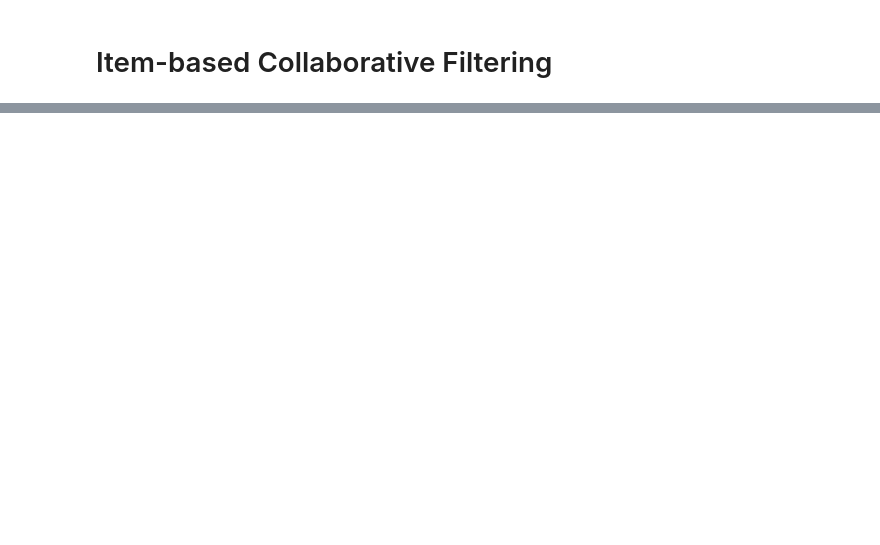
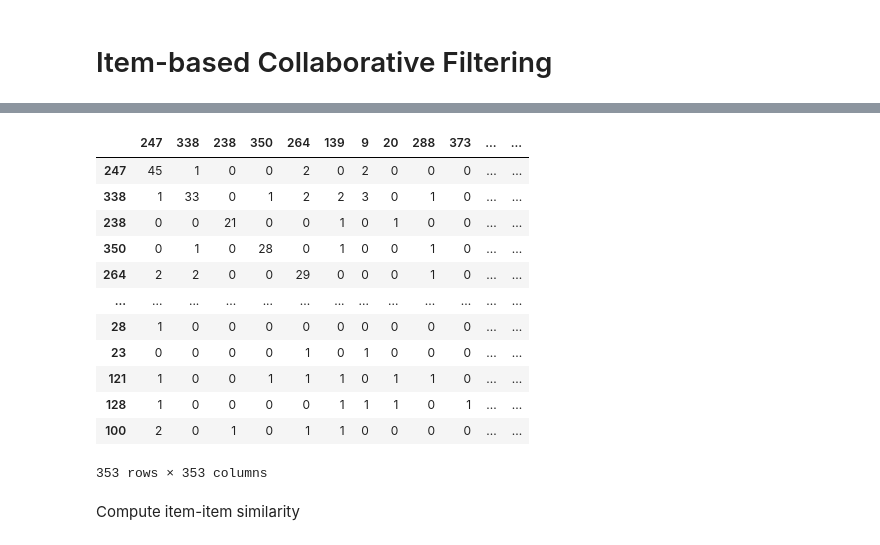
Before and after one commit to Yilegendoflink/RecSys, a Jupyter notebook: AIDM7380 Group Project - Recommender System for eLearning.ipynb, the cells around one changed output, grey strips where cells are left out. Cells and saved outputs as stored; diff of their text form; code cells hidden in the pictures; blank space fills up the shorter version.

```diff
--- a/AIDM7380 Group Project - Recommender System for eLearning.ipynb
+++ b/AIDM7380 Group Project - Recommender System for eLearning.ipynb
@@ -432,0 +499,3 @@ dtype: float64
+# %%
+toDrop = overlappingUsersRatings.max(axis=0) > 10
+display(toDrop)
@@ -432,0 +515,19 @@ dtype: float64
+# %%
+selectedItems = overlappingUsersRatings.loc[toDrop, toDrop]
+display(selectedItems)
+# %% [output]
+|  | 247 | 338 | 238 | 350 | 264 | 139 | 9 | 20 | 288 | 373 | ... | ... |
+| 247 | 45 | 1 | 0 | 0 | 2 | 0 | 2 | 0 | 0 | 0 | ... | ... |
+| 338 | 1 | 33 | 0 | 1 | 2 | 2 | 3 | 0 | 1 | 0 | ... | ... |
+| 238 | 0 | 0 | 21 | 0 | 0 | 1 | 0 | 1 | 0 | 0 | ... | ... |
+| 350 | 0 | 1 | 0 | 28 | 0 | 1 | 0 | 0 | 1 | 0 | ... | ... |
+| 264 | 2 | 2 | 0 | 0 | 29 | 0 | 0 | 0 | 1 | 0 | ... | ... |
+| ... | ... | ... | ... | ... | ... | ... | ... | ... | ... | ... | ... | ... |
+| 28 | 1 | 0 | 0 | 0 | 0 | 0 | 0 | 0 | 0 | 0 | ... | ... |
+| 23 | 0 | 0 | 0 | 0 | 1 | 0 | 1 | 0 | 0 | 0 | ... | ... |
+| 121 | 1 | 0 | 0 | 1 | 1 | 1 | 0 | 1 | 1 | 0 | ... | ... |
+| 128 | 1 | 0 | 0 | 0 | 0 | 1 | 1 | 1 | 0 | 1 | ... | ... |
+| 100 | 2 | 0 | 1 | 0 | 1 | 1 | 0 | 0 | 0 | 0 | ... | ... |
+353 rows × 353 columns
+# %% [markdown]
+Compute item-item similarity
```
Also changed, not shown: parts of 26 cells of this notebook.
